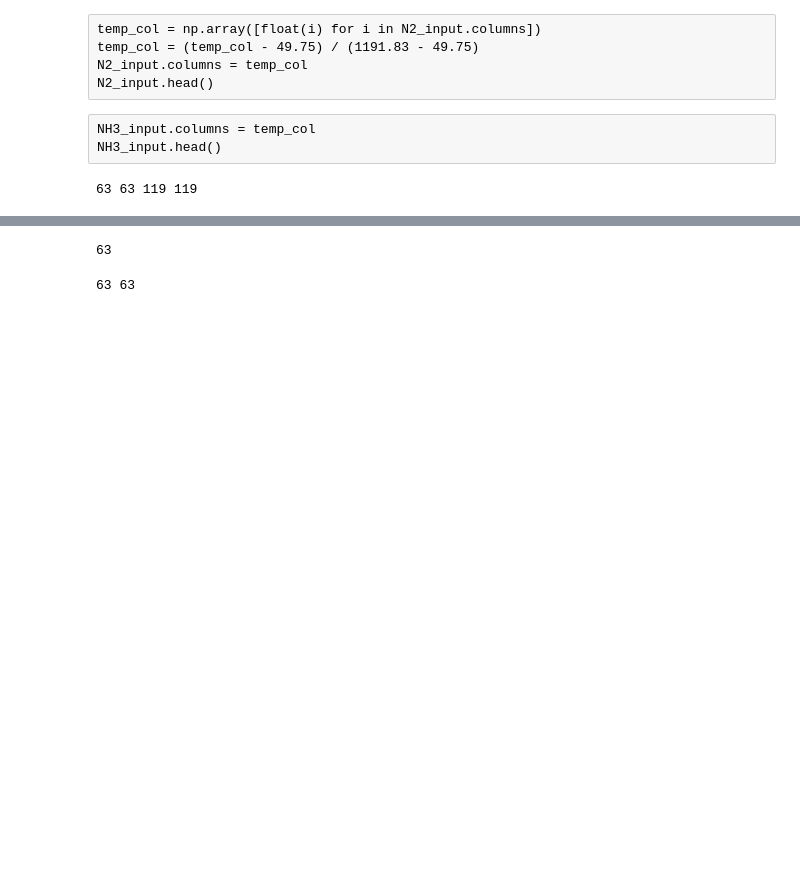
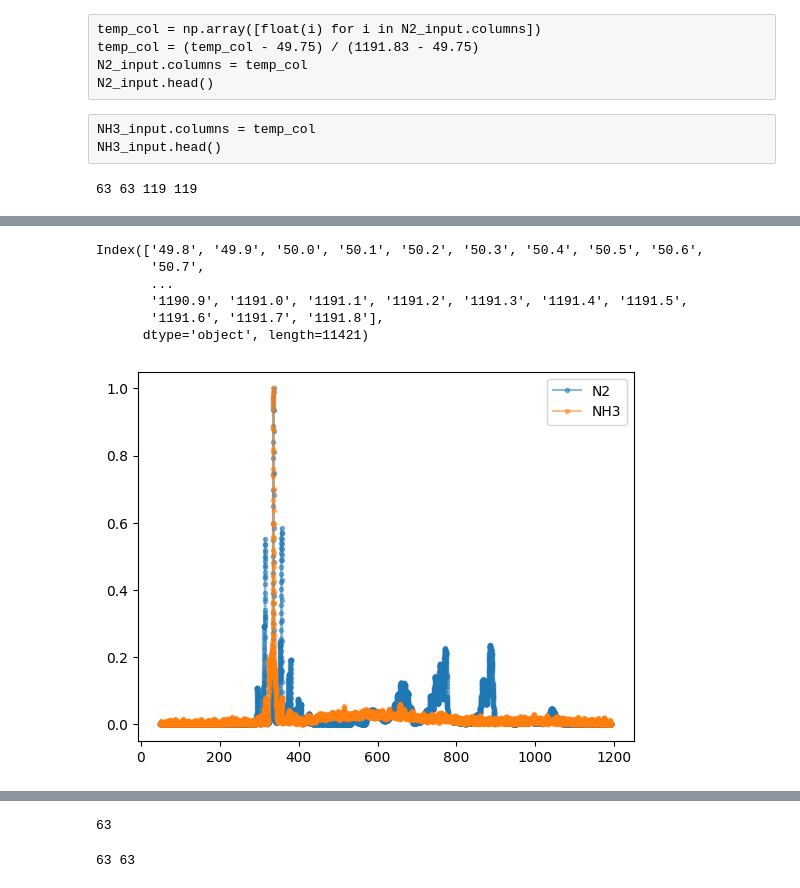
Before and after one commit to Materials-and-Devices-Center-under-KETI/OES_data, a Jupyter notebook: XPS/p3_regression.ipynb, the cells around one changed output, grey strips where cells are left out. Drawn from its saved outputs; the diff is of its cells as text; code cells hidden in the pictures; blank space fills up the shorter version.

```diff
--- a/XPS/p3_regression.ipynb
+++ b/XPS/p3_regression.ipynb
@@ -96,0 +167,34 @@ print(len(NH3_input), len(NH3_target), len(N2_input), len(N2_target))
+# %%
+def DropFromSecond(x):
+    x = x * 10
+    x = np.floor(x)
+    return x/10
+
+# Given the spectrometer measures 200 - 1100 nn, drop columns outside this range
+# df = df[df.columns[296:]]
+new_col = [str(DropFromSecond(x)) for x in N2_input_inter.columns.astype(float)]
+N2_input_inter.columns = new_col
+
+new_col = [str(DropFromSecond(x)) for x in NH3_input_inter.columns.astype(float)]
+NH3_input_inter.columns = new_col
+NH3_input_inter.columns
+# %% [output]
+Index(['49.8', '49.9', '50.0', '50.1', '50.2', '50.3', '50.4', '50.5', '50.6',
+       '50.7',
+       ...
+       '1190.9', '1191.0', '1191.1', '1191.2', '1191.3', '1191.4', '1191.5',
+       '1191.6', '1191.7', '1191.8'],
+      dtype='object', length=11421)
+# %%
+# wavelength scaling
+from sklearn.preprocessing import MinMaxScaler
+mm = MinMaxScaler()
+mm.fit(np.array(N2_input_inter.columns).reshape(-1, 1))
+wavelength_scaled = mm.transform(np.array(N2_input_inter.columns).reshape(-1, 1)).flatten() * 1142.08 + 49.75
+
+plt.plot(wavelength_scaled, N2_input_inter.iloc[0], '.-', alpha=0.5)
+plt.plot(wavelength_scaled, NH3_input_inter.iloc[0], '.-', alpha=0.5)
+plt.legend(['N2','NH3'])
+plt.show()
+# %% [output]
+[figure, added]
```
Also changed, not shown: parts of 29 cells of this notebook, 1 other file.
